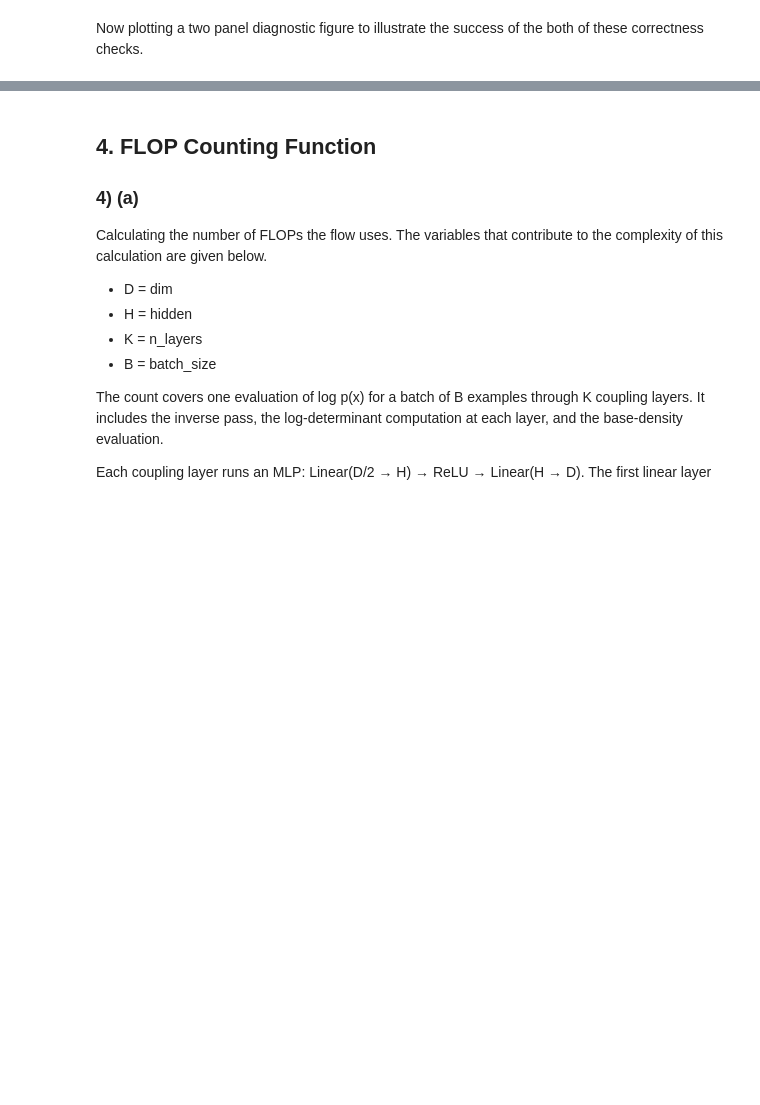
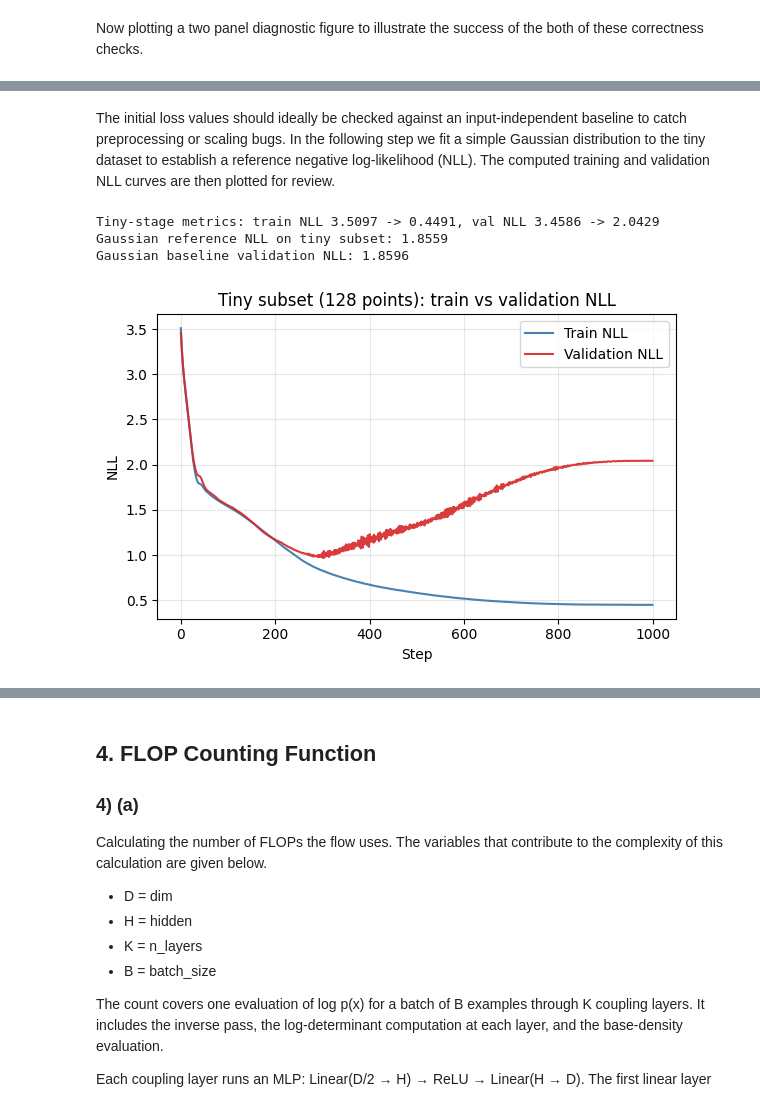
Before and after one commit to harveydgb/normalising-flow-model, a Jupyter notebook: coursework.ipynb, the cells around one changed output, grey strips where cells are left out. Cells and saved outputs as stored; diff of their text form; code cells hidden in the pictures; blank space fills up the shorter version.

```diff
--- a/coursework.ipynb
+++ b/coursework.ipynb
@@ -1280,0 +578,44 @@ Implementing the Shear Map g_alpha in a ShearMap class below. The Log determinan
+# %% [markdown]
+The initial loss values should ideally be checked against an input-independent baseline to catch preprocessing or scaling bugs. In the following step we fit a simple Gaussian distribution to the tiny dataset to establish a reference negative log-likelihood (NLL). The computed training and validation NLL curves are then plotted for review.
+# %%
+fig, ax = plt.subplots(figsize=(6, 4))
+ax.plot(tiny_loss_history, color="steelblue", label="Train NLL")
+ax.plot(tiny_val_history, color="#d62728", alpha=0.9, label="Validation NLL")
+ax.set_xlabel("Step")
+ax.set_ylabel("NLL")
+ax.set_title("Tiny subset (128 points): train vs validation NLL")
+ax.legend()
+ax.grid(True, alpha=0.3)
+plt.tight_layout()
+Path("figs").mkdir(exist_ok=True)
+fig.savefig("figs/Figure2a.pdf")
+
+flow_tiny.eval()
+with torch.no_grad():
+    final_tiny_nll = -flow_tiny.log_prob(x_tiny).mean().item()
+    final_tiny_val_nll = -flow_tiny.log_prob(x_val).mean().item()
+
+print(
+    f"Tiny-stage metrics: train NLL {tiny_initial_nll:.4f} -> {final_tiny_nll:.4f}, "
+    f"val NLL {tiny_initial_val_nll:.4f} -> {final_tiny_val_nll:.4f}"
+)
+
+# Step 1: compare the initial tiny-stage NLL against a simple Gaussian reference
+mu = x_tiny.mean(dim=0)
+cov = torch.cov(x_tiny.T) + 1e-6 * torch.eye(x_tiny.shape[1], dtype=x_tiny.dtype, device=x_tiny.device)
+dist = torch.distributions.MultivariateNormal(mu, covariance_matrix=cov)
+gaussian_baseline_nll = -dist.log_prob(x_tiny).mean().item()
+print(f"Gaussian reference NLL on tiny subset: {gaussian_baseline_nll:.4f}")
+
+# Step 2: check that the trained model beats an input-independent baseline on validation NLL
+gaussian_baseline_val_nll = -dist.log_prob(x_val).mean().item()
+tiny_beats_gaussian_baseline = final_tiny_val_nll < gaussian_baseline_val_nll
+print(f"Gaussian baseline validation NLL: {gaussian_baseline_val_nll:.4f}")
+
+results["training"]["tinyset_final_nll"] = float(final_tiny_nll)
+results["training"]["tinyset_final_val_nll"] = float(final_tiny_val_nll)
+# %% [output]
+Tiny-stage metrics: train NLL 3.5097 -> 0.4491, val NLL 3.4586 -> 2.0429
+Gaussian reference NLL on tiny subset: 1.8559
+Gaussian baseline validation NLL: 1.8596
+[figure, added]
```
Also changed, not shown: parts of 84 cells of this notebook, 10 other files.
